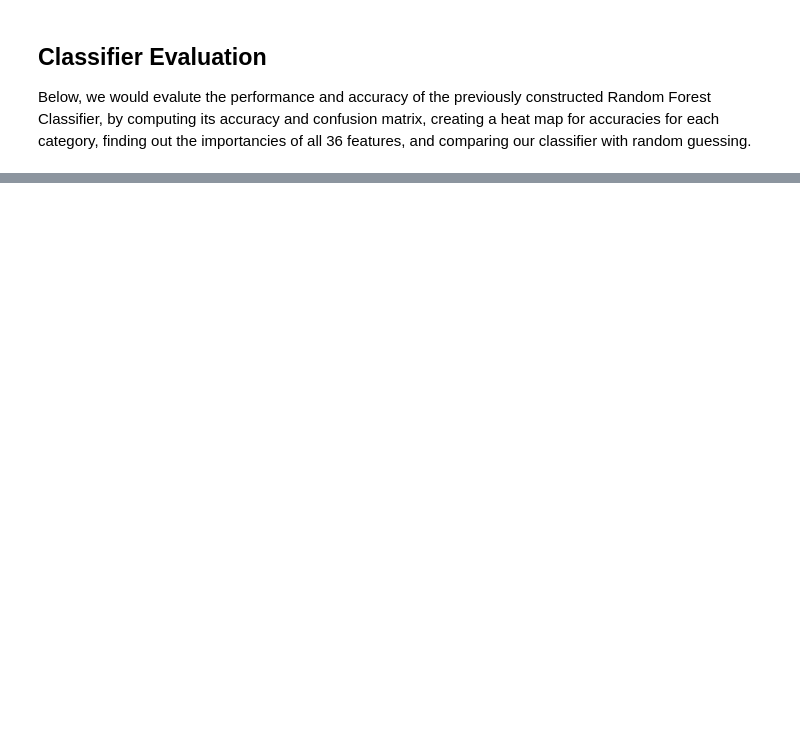
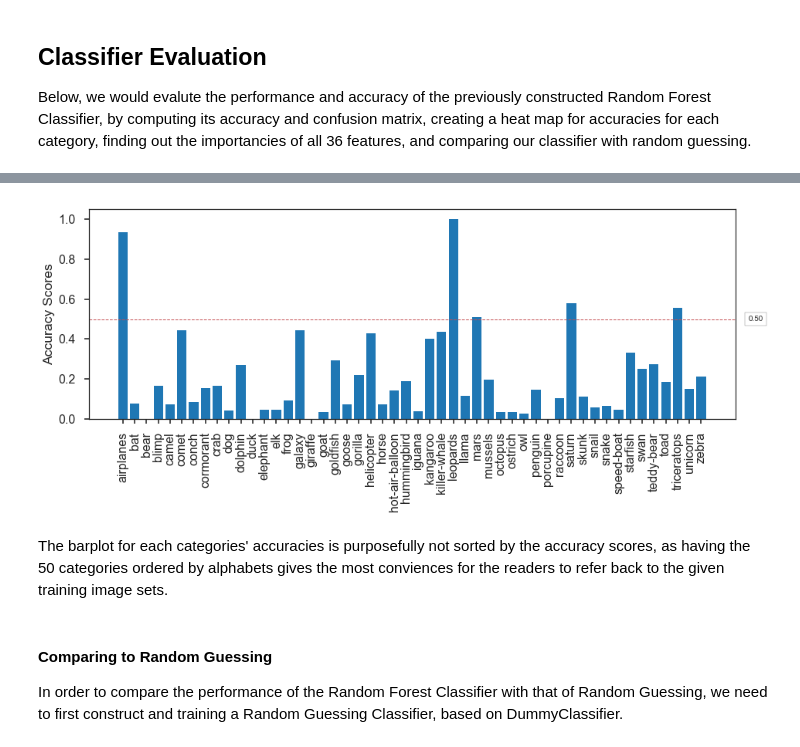
Before and after one commit to leoli3024-2/leo.li.3024-ay250-homework-s18, a Jupyter notebook: hw_6/Homebrew_Computer_Vision.ipynb, the cells around one changed output, grey strips where cells are left out. Cells and saved outputs as stored; diff of their text form; code cells hidden in the pictures; blank space fills up the shorter version.

```diff
--- a/hw_6/Homebrew_Computer_Vision.ipynb
+++ b/hw_6/Homebrew_Computer_Vision.ipynb
@@ -426,0 +551,27 @@ rf_classifier = pickle.load(open('random_forest.pkl', 'rb'))
+# %%
+scores = []
+rf.set_params(verbose=0)
+for cat in sorted(counts.keys()):
+    cat_X = test_X[np.where(test_y == cat)]
+    weights = np.ones(len(cat_X))/len(cat_X)
+    scores.append(rf.score(test_X[np.where(test_y == cat)],
+                           test_y[np.where(test_y == cat)],
+                           sample_weight=weights))
+
+fig = plt.figure(figsize=(15, 5))
+ax = fig.add_subplot(111)
+ind = np.arange(len(sorted(counts.keys())))
+ax.bar(ind, scores)
+ax.axhline(y = 0.5, linewidth = 1, linestyle = '--', color='r')
+ax.text(1.02, 0.5, "0.50", va='center', ha="left", bbox=dict(facecolor="w",alpha=0.5),
+        transform=ax.get_yaxis_transform())
+plt.xticks(ind, sorted(counts.keys()), rotation='vertical')
+plt.ylabel('Accuracy Scores')
+plt.show()
+# %% [output]
+[figure, added]
+# %% [markdown]
+The barplot for each categories' accuracies is purposefully not sorted by the accuracy scores, as having the 50 categories ordered by alphabets gives the most conviences for the readers to refer back to the given training image sets.
+# %% [markdown]
+#### Comparing to Random Guessing
+In order to compare the performance of the Random Forest Classifier with that of Random Guessing, we need to first construct and training a Random Guessing Classifier, based on DummyClassifier.
```
Also changed, not shown: parts of 28 cells of this notebook.
